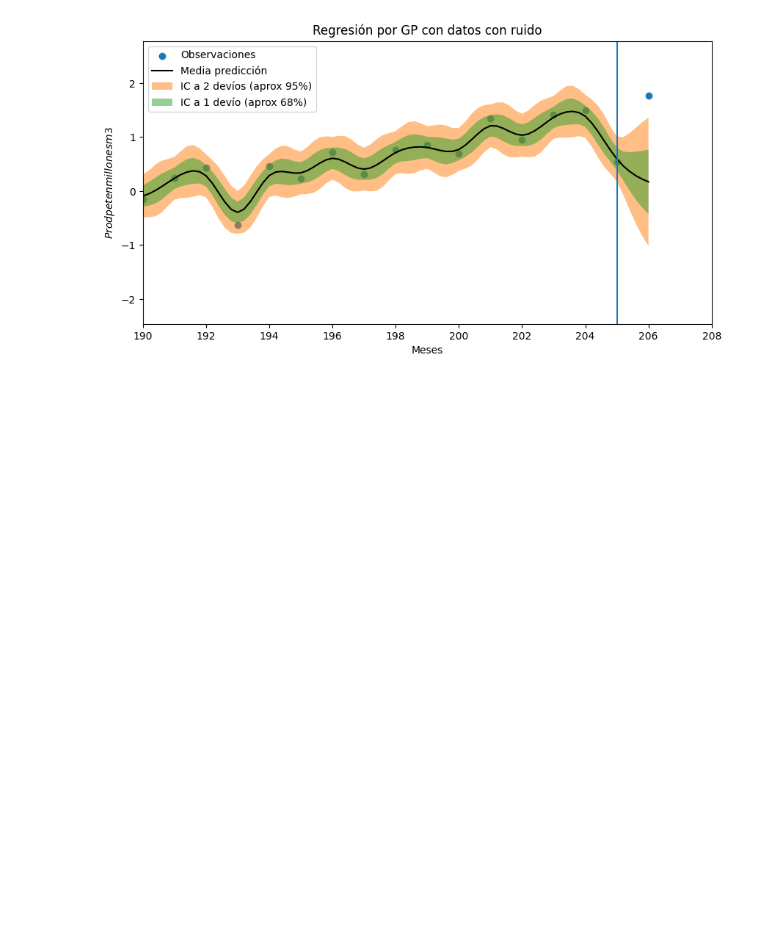
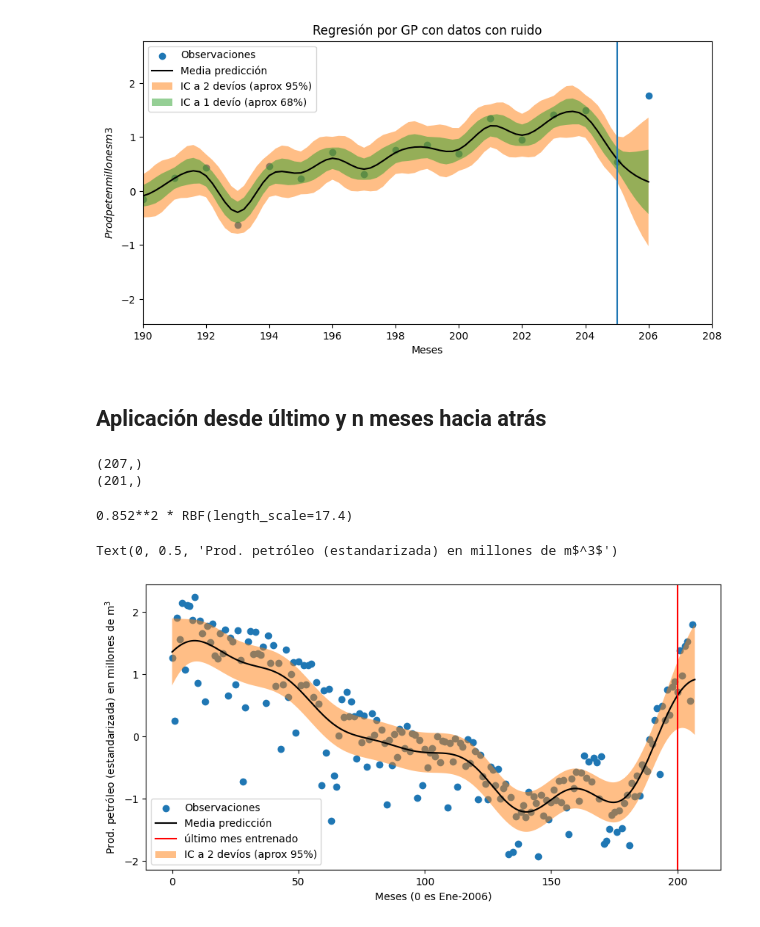
Before and after one commit to sebasped/tti_gp, a Jupyter notebook: tt1_2023cuat1.ipynb, the cells around one changed output. Saved outputs shown, nothing was run; the diff lists cells and outputs as text; code cells hidden in the pictures; blank space fills up the shorter version.

```diff
--- a/tt1_2023cuat1.ipynb
+++ b/tt1_2023cuat1.ipynb
@@ -437,3 +438,75 @@ plt.xlim(190,208)
 # %% [output]
 (190.0, 208.0)
 [figure]
+# %% [markdown]
+## Aplicación desde último y n meses hacia atrás
+# %%
+cant_total = len(prod_pet)
+cant_predecir = 6
+cant_train = cant_total - cant_predecir
+
+cant_test = cant_total
+
+y_test = prod_pet[-cant_test:]
+print(y_test.shape)
+
+y_train = y_test[0:-cant_predecir]
+print(y_train.shape)
+
+x_train = np.arange(0, len(y_train), 1)
+# print(x_train)
+
+x_test_scatter = np.arange(0, len(y_test), 1)
+
+y_train_mean = np.mean(y_train)
+y_train_std = np.std(y_train)
+
+y_train = (y_train - y_train_mean)/y_train_std
+
+y_test = (y_test - y_train_mean)/y_train_std
+# %% [output]
+(207,)
+(201,)
+# %%
+noise_std = 0.5
+
+kernel = 1 * RBF(length_scale=1.0, length_scale_bounds=(1e-10, 1e10))
+# kernel = 1 * Matern(length_scale=1.0, length_scale_bounds=(1e-10, 1e10), nu=1.5)
+# kernel = RationalQuadratic(length_scale=1.0, alpha=1.5)
+
+gaussian_process = GaussianProcessRegressor(kernel=kernel, alpha=noise_std, n_restarts_optimizer=9)
+# gaussian_process = GaussianProcessRegressor(kernel=kernel, n_restarts_optimizer=9)
+# gaussian_process = GaussianProcessRegressor(alpha=noise_std**2, n_restarts_optimizer=9)
+
+gaussian_process.fit(x_train.reshape(-1, 1), y_train)
+# gaussian_process.kernel
+gaussian_process.kernel_
+# %% [output]
+0.852**2 * RBF(length_scale=17.4)
+# %%
+paso = 0.1
+x_test = np.arange(0, len(y_test), paso)
+mean_prediction, std_prediction = gaussian_process.predict(x_test.reshape(-1, 1), return_std=True)
+# %%
+plt.scatter(np.arange(0, cant_test, 1), y_test, label="Observaciones")
+
+plt.plot(x_test, mean_prediction, label="Media predicción", color='black')
+
+plt.axvline(x=x_train[-1], label="último mes entrenado", color='red')
+
+plt.fill_between(
+    x_test.ravel(),
+    mean_prediction - 2 * std_prediction,
+    mean_prediction + 2 * std_prediction,
+    alpha=0.5,
+    label=r"IC a 2 devíos (aprox 95%)",
+)
+
+plt.legend()
+plt.xlabel("Meses (0 es Ene-2006)")
+plt.ylabel("Prod. petróleo (estandarizada) en millones de m$^3$")
+# plt.title("Regresión por GP con datos con ruido")
+# plt.xlim(190,208)
+# %% [output]
+Text(0, 0.5, 'Prod. petróleo (estandarizada) en millones de m$^3$')
+[figure, added]
```
Also changed, not shown: parts of 7 cells of this notebook, 5 other files.
